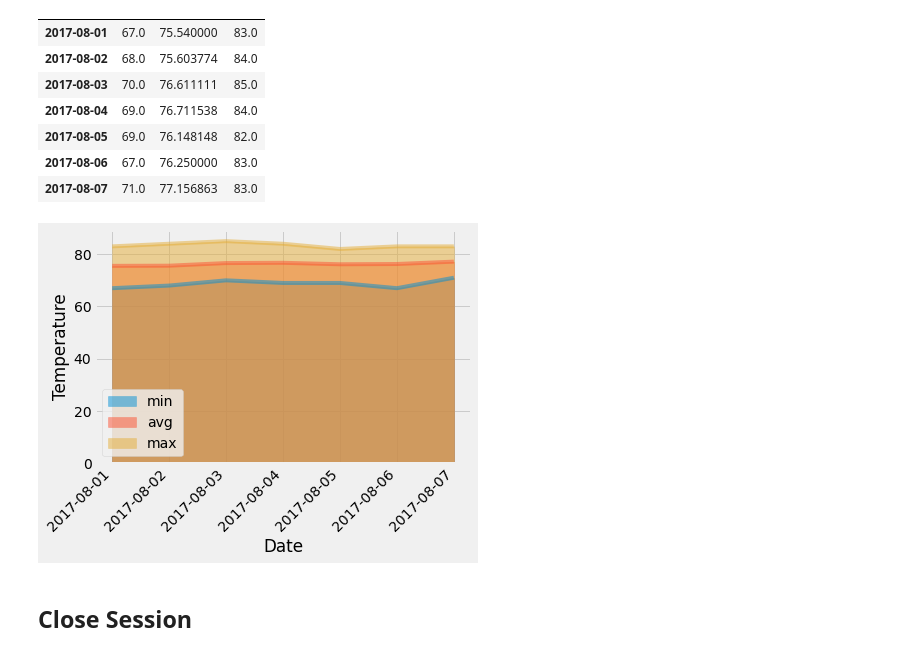
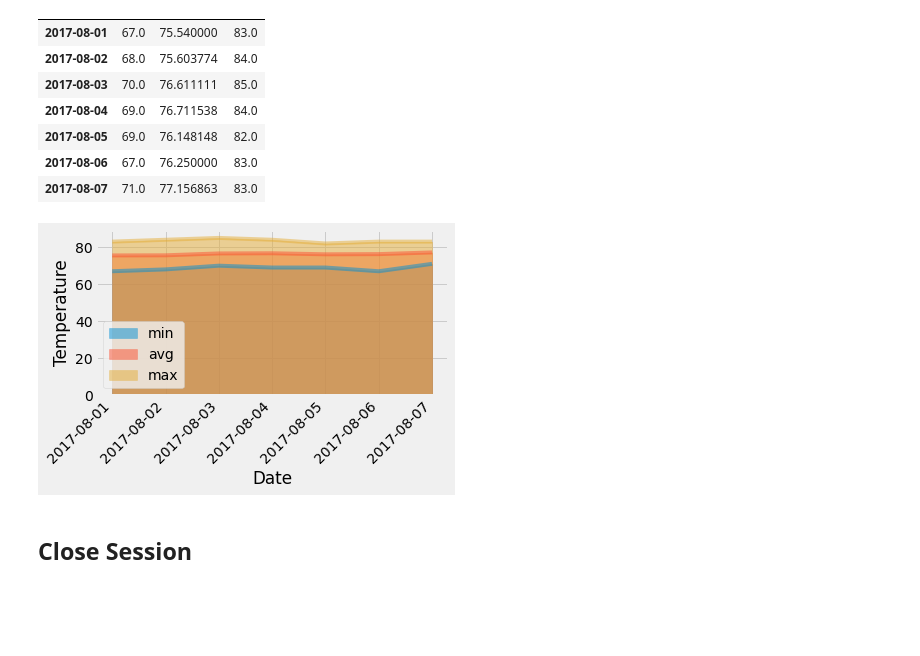
Before and after one commit to mirahmed07/sqlalchemy-challenge, a Jupyter notebook: temp_analysis_bonus_2_starter.ipynb, the cells around one changed output. Drawn from its saved outputs; the diff is of its cells as text; code cells hidden in the pictures; blank space fills up the shorter version.

```diff
--- a/temp_analysis_bonus_2_starter.ipynb
+++ b/temp_analysis_bonus_2_starter.ipynb
@@ -223,13 +223,14 @@ trip_temp_df
 # %%
 # Plot the daily normals as an area plot with `stacked=False`
 trip_temp_df.plot.area(stacked=False)
 plt.ylabel("Temperature")
 plt.xlabel("Date")
 plt.xticks(rotation=45 , ha = 'right')
+plt.tight_layout()
 plt.savefig("Images/trip_temp.png")
 plt.show()
 # %% [output]
-[figure, old version]
+[figure, new version]
 # %% [markdown]
 ## Close Session
 # %%
```
Also changed, not shown: 3 other files.
